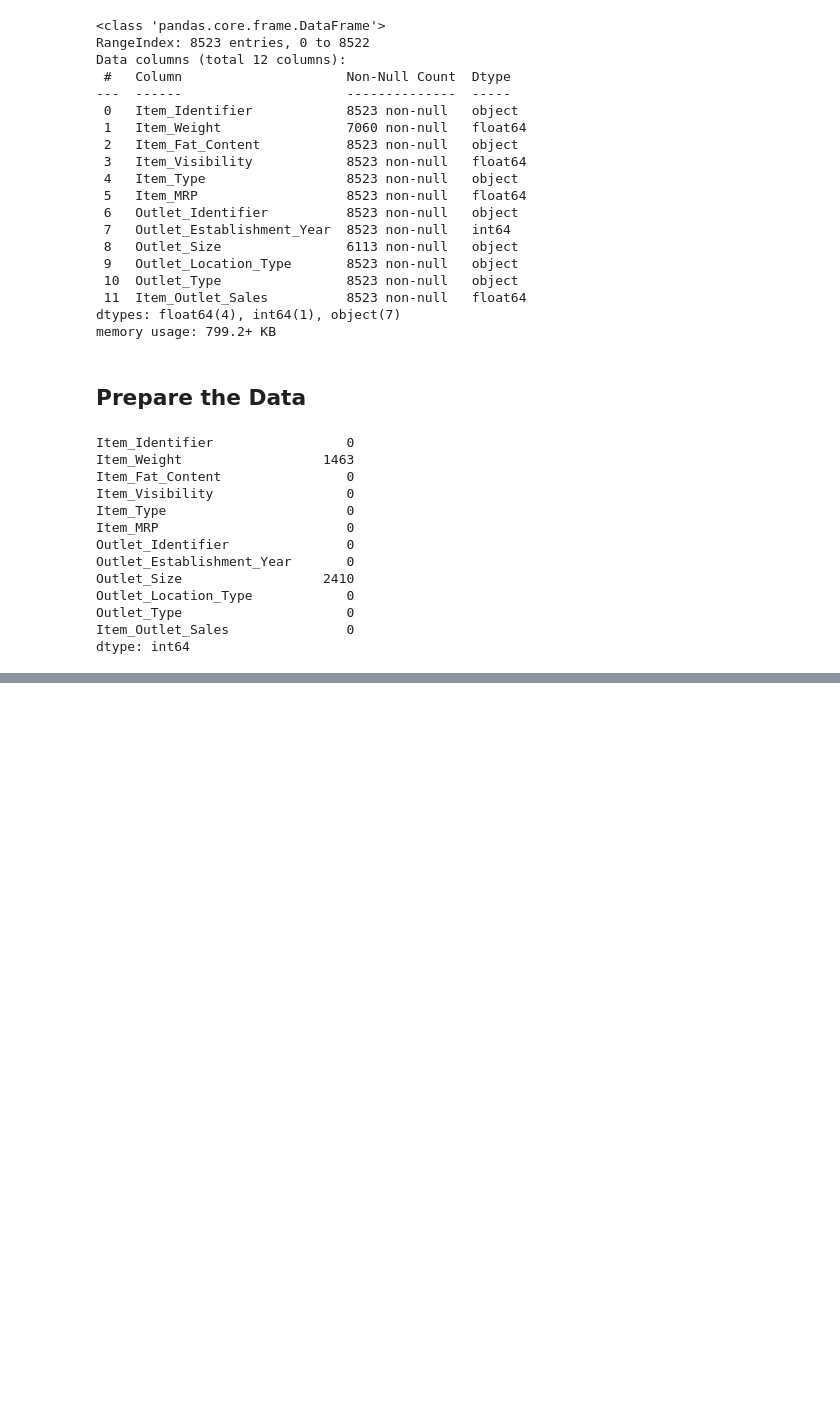
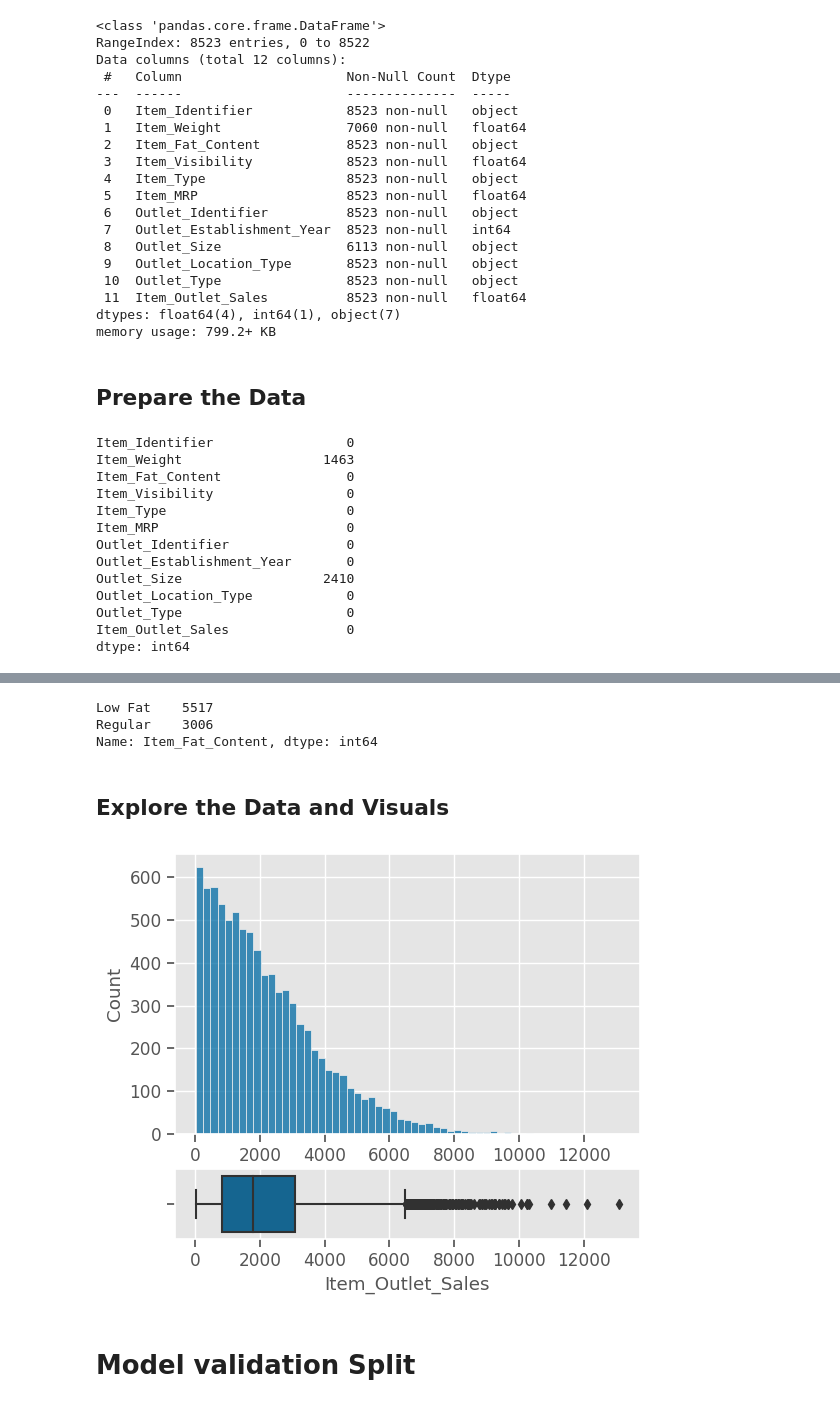
Before and after one commit to Elispreng/Grocery_Sales, a Jupyter notebook: Untitled1.ipynb, the cells around one changed output, grey strips where cells are left out. Cells and saved outputs as stored; diff of their text form; code cells hidden in the pictures; blank space fills up the shorter version.

```diff
--- a/Untitled1.ipynb
+++ b/Untitled1.ipynb
@@ -285,0 +311,26 @@ dtype: int64
+# %%
+# Fix the fat content row done in all projects
+# fix the inconsistencies  in the "item_Fat_Content"
+df['Item_Fat_Content'] = df['Item_Fat_Content'].replace('LF', 'Low Fat')
+df['Item_Fat_Content'] = df['Item_Fat_Content'].replace('low fat', 'Low Fat')
+df['Item_Fat_Content'] = df['Item_Fat_Content'].replace('reg', 'Regular')
+df['Item_Fat_Content'].value_counts()
+# %% [output]
+Low Fat    5517
+Regular    3006
+Name: Item_Fat_Content, dtype: int64
+# %% [markdown]
+## Explore the Data and Visuals
+# %%
+#create histogram and boxplot of target
+target = 'Item_Outlet_Sales'
+
+grid_spec = {'height_ratios':[0.8,0.2]}
+fig, axes = plt.subplots(nrows=2, figsize=(6,5), gridspec_kw=grid_spec)
+
+sns.histplot(data=df, x=target,ax=axes[0])
+sns.boxplot(data=df, x=target, ax=axes[1]);
+# %% [output]
+[figure, added]
+# %% [markdown]
+# Model validation Split
```
Also changed, not shown: parts of 3 cells of this notebook.
